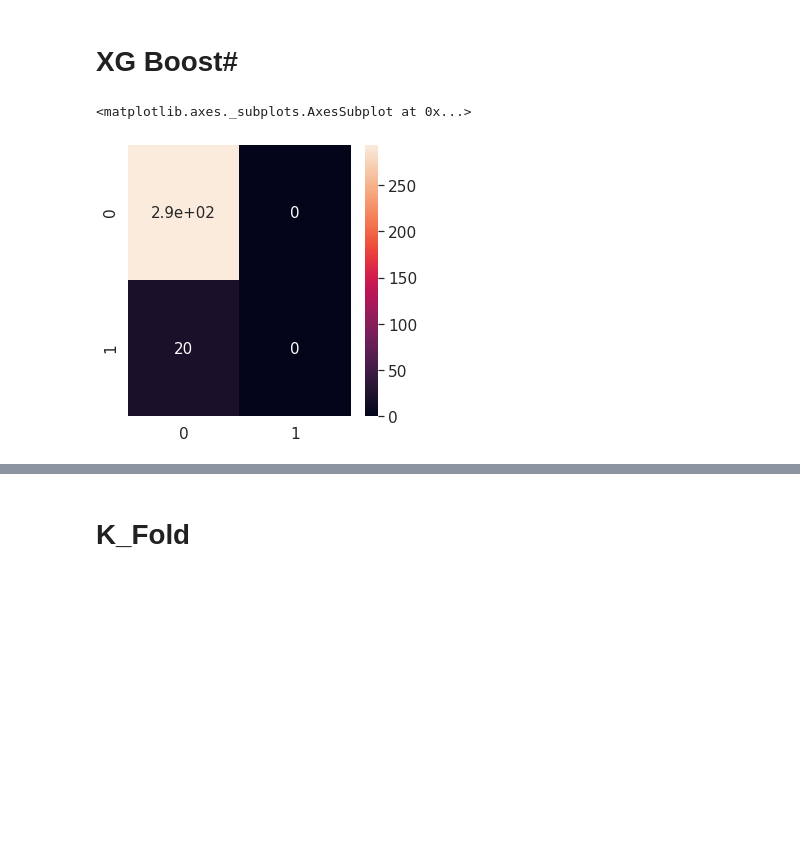
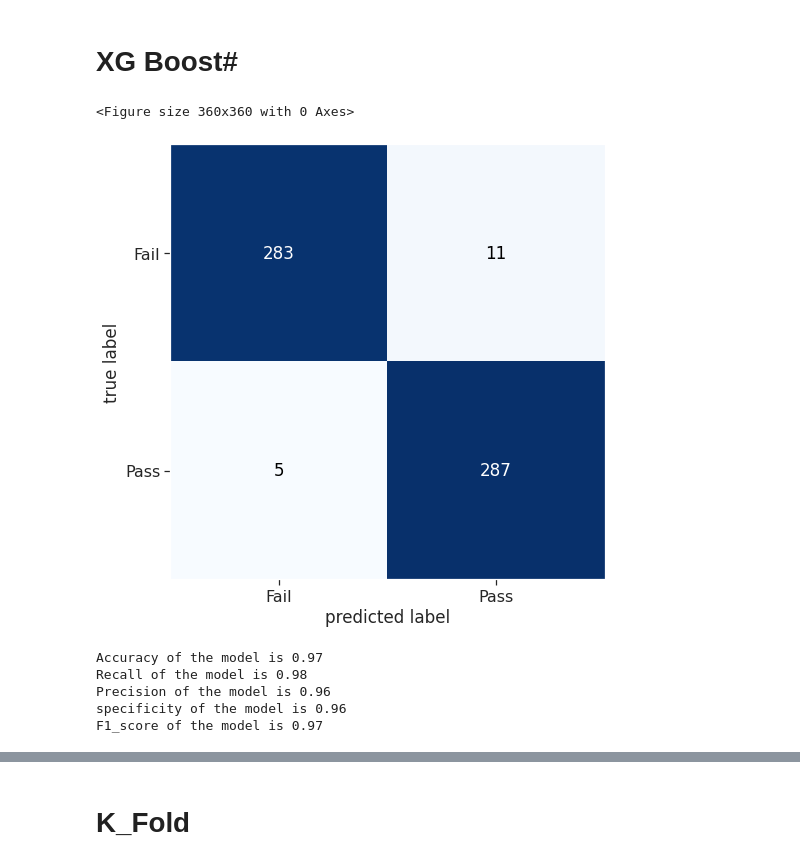
Before and after one commit to myschl/ML-DL, a Jupyter notebook: Secom_Classifier_.ipynb, the cells around one changed output, grey strips where cells are left out. Drawn from its saved outputs; the diff is of its cells as text; code cells hidden in the pictures; blank space fills up the shorter version.

```diff
--- a/Secom_Classifier_.ipynb
+++ b/Secom_Classifier_.ipynb
@@ -505,18 +524,16 @@ XG_model = XGBClassifier()
 XG_model.fit(train_data, train_labels)
 
 XG_preds = XG_model.predict(test_data)
-# %%
-from sklearn.metrics import confusion_matrix
-
-cm = confusion_matrix(test_labels, XG_preds)
-
-
-plt.rcParams['figure.figsize'] = (5, 5)
-sns.set(style = 'dark', font_scale = 1.4)
-sns.heatmap(cm, annot = True, annot_kws = {"size": 15})
-# %% [output]
-<matplotlib.axes._subplots.AxesSubplot at 0x...>
-[figure, removed]
+# %%
+get_Evaluation_matrics(XG_preds, test_labels)
+# %% [output]
+<Figure size 360x360 with 0 Axes>
+[figure, added]
+Accuracy of the model is 0.97
+Recall of the model is 0.98
+Precision of the model is 0.96
+specificity of the model is 0.96
+F1_score of the model is 0.97
 # %%
 # plotting the AUC for all my classes
 get_model_ROC_AUC_curve(XG_preds, test_labels)
```
Also changed, not shown: parts of 10 cells of this notebook.
